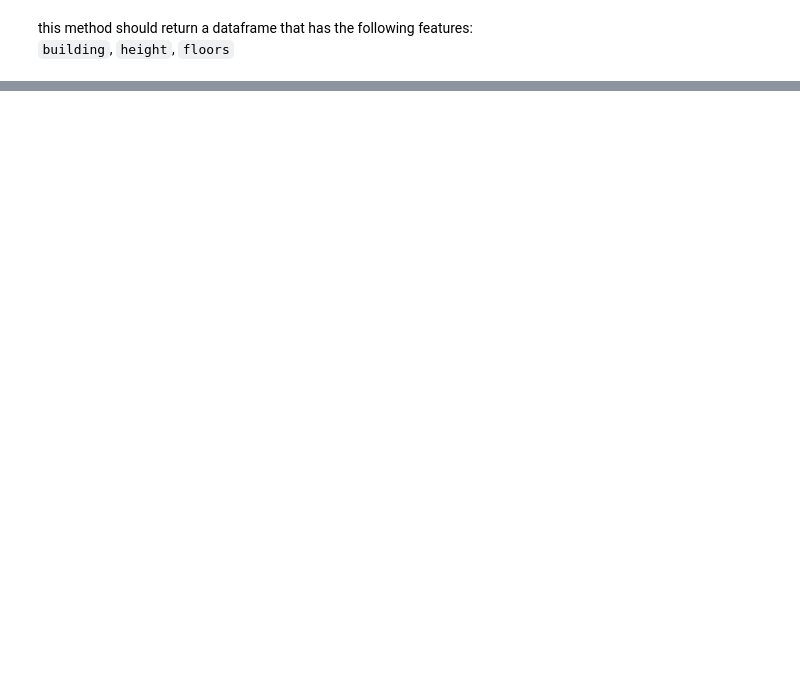
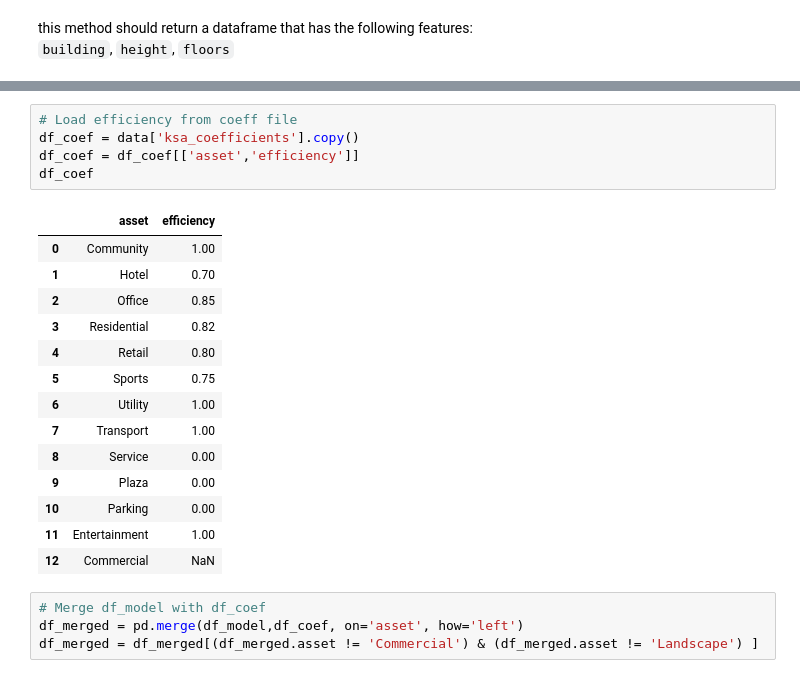
Before and after one commit to hramzan01/project_zero, a Jupyter notebook: nb_typologies.ipynb, the cells around one changed output, grey strips where cells are left out. Drawn from its saved outputs; the diff is of its cells as text; blank space fills up the shorter version.

```diff
--- a/nb_typologies.ipynb
+++ b/nb_typologies.ipynb
@@ -179,0 +249,24 @@ dtype: int64
+# %%
+# Load efficiency from coeff file
+df_coef = data['ksa_coefficients'].copy()
+df_coef = df_coef[['asset','efficiency']]
+df_coef
+# %% [output]
+|  | asset | efficiency |
+| 0 | Community | 1.00 |
+| 1 | Hotel | 0.70 |
+| 2 | Office | 0.85 |
+| 3 | Residential | 0.82 |
+| 4 | Retail | 0.80 |
+| 5 | Sports | 0.75 |
+| 6 | Utility | 1.00 |
+| 7 | Transport | 1.00 |
+| 8 | Service | 0.00 |
+| 9 | Plaza | 0.00 |
+| 10 | Parking | 0.00 |
+| 11 | Entertainment | 1.00 |
+| 12 | Commercial | NaN |
+# %%
+# Merge df_model with df_coef
+df_merged = pd.merge(df_model,df_coef, on='asset', how='left')
+df_merged = df_merged[(df_merged.asset != 'Commercial') & (df_merged.asset != 'Landscape') ]
```
Also changed, not shown: parts of 17 cells of this notebook, 1 other file.
